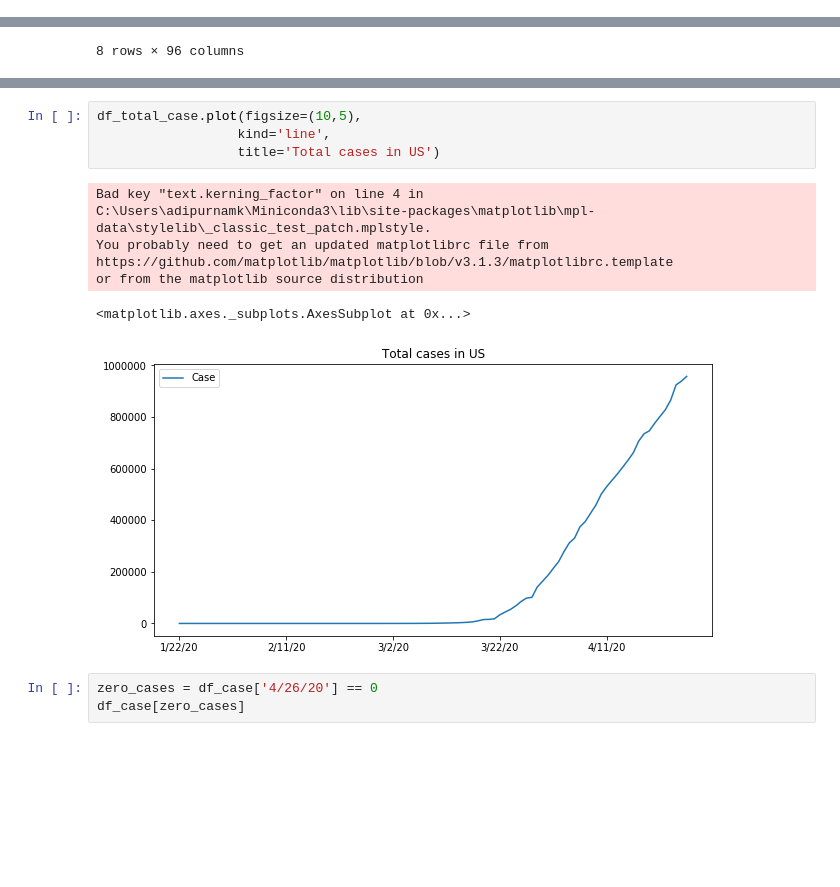
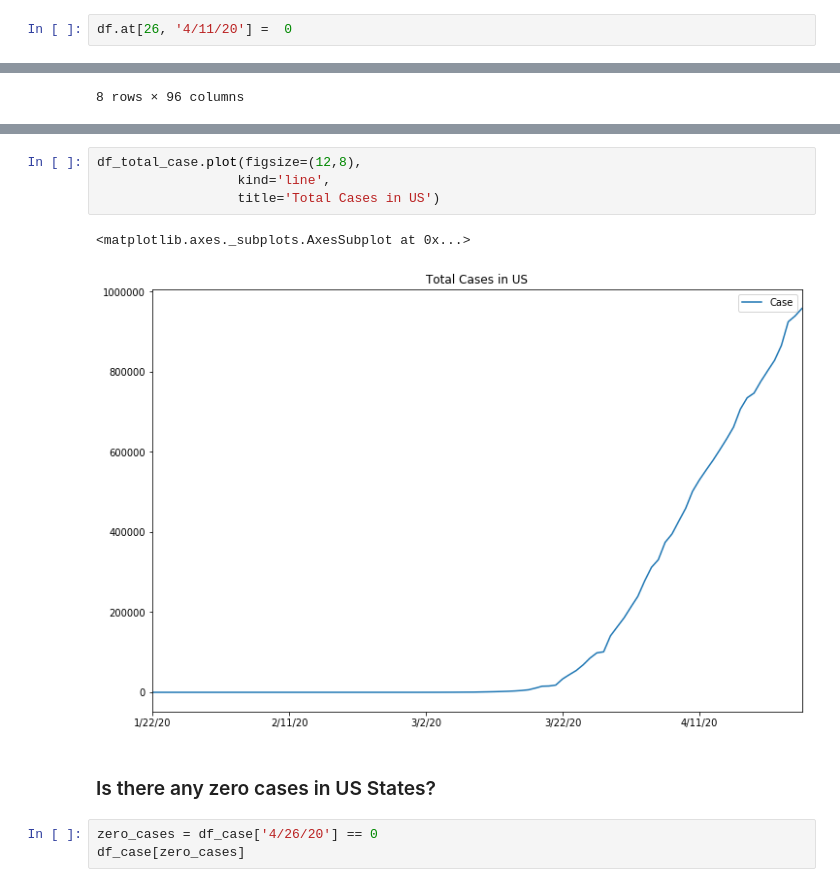
Before and after one commit to adipurnamk/ANALYSIS-OF-COVID-19-DATASET, a Jupyter notebook: Covid-19 USA States .ipynb, the cells around one changed output, grey strips where cells are left out. Cells and saved outputs as stored; diff of their text form; blank space fills up the shorter version.

```diff
--- a/Covid-19 USA States .ipynb
+++ b/Covid-19 USA States .ipynb
@@ -23,0 +91,2 @@ df.head()
+# %%
+df.at[26, '4/11/20'] =  0
@@ -90,15 +180,12 @@ df_total_case
 # %%
-df_total_case.plot(figsize=(10,5),
+df_total_case.plot(figsize=(12,8),
                   kind='line',
-                  title='Total cases in US')
+                  title='Total Cases in US')
 # %% [output]
-Bad key "text.kerning_factor" on line 4 in
-C:\Users\adipurnamk\Miniconda3\lib\site-packages\matplotlib\mpl-data\stylelib\_classic_test_patch.mplstyle.
-You probably need to get an updated matplotlibrc file from
-https://github.com/matplotlib/matplotlib/blob/v3.1.3/matplotlibrc.template
-or from the matplotlib source distribution
+<matplotlib.axes._subplots.AxesSubplot at 0x...>
-<matplotlib.axes._subplots.AxesSubplot at 0x...>
-[figure, old version]
+[figure, new version]
+# %% [markdown]
+### Is there any zero cases in US States?
 # %%
 zero_cases = df_case['4/26/20'] == 0
 df_case[zero_cases]
```
Also changed, not shown: parts of 37 cells of this notebook, 11 other files.
